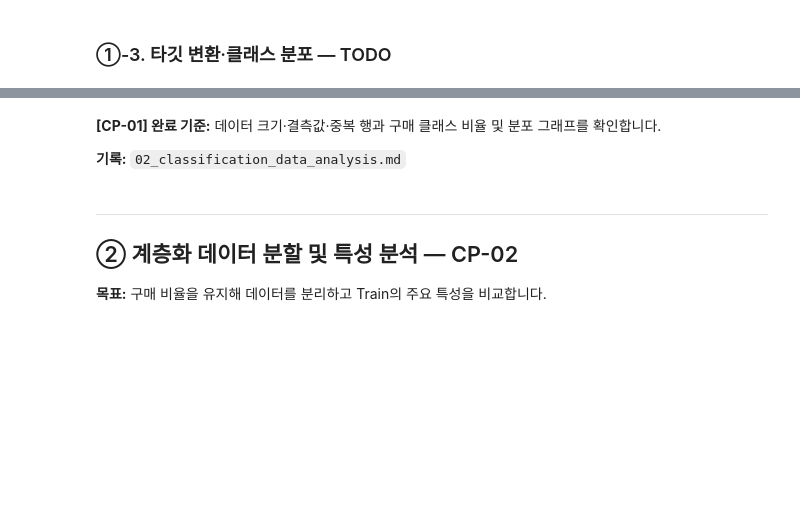
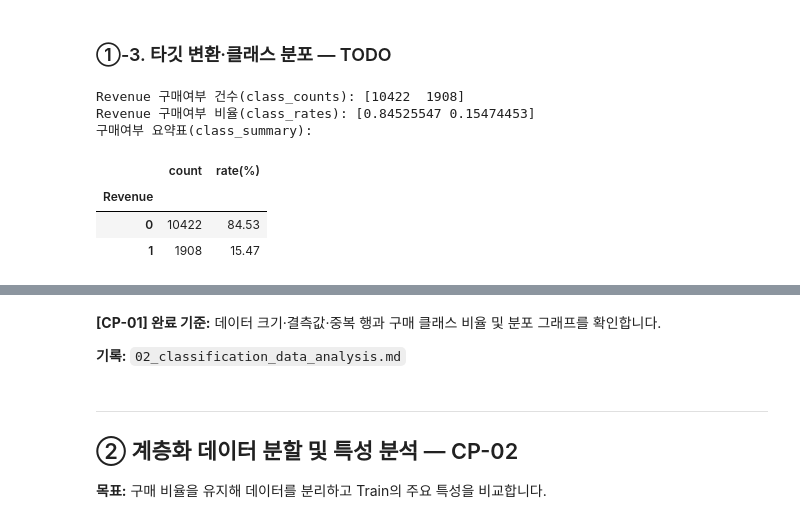
Before and after one commit to mobiemh/ai-miniproject01, a Jupyter notebook: mini-project-01/code/02_classification_online_shopping.ipynb, the cells around one changed output, grey strips where cells are left out. Drawn from its saved outputs; the diff is of its cells as text; code cells hidden in the pictures; blank space fills up the shorter version.

```diff
--- a/mini-project-01/code/02_classification_online_shopping.ipynb
+++ b/mini-project-01/code/02_classification_online_shopping.ipynb
@@ -76,25 +146,28 @@ plt.show()
 # %%
 # TODO 1-4. Revenue와 Weekend를 0/1 정수로 변환합니다.
 # 힌트: astype(int)
-...
+df["Revenue"] = df["Revenue"].astype(int)
+df["Weekend"] = df["Weekend"].astype(int)
 
 # TODO 1-5. Revenue의 클래스별 건수와 비율을 계산합니다.
 # 힌트: value_counts().sort_index(), value_counts(normalize=True)
-class_counts = ...
-class_rates = ...
+class_counts = df["Revenue"].value_counts().sort_index()
+print("Revenue 구매여부 건수(class_counts):", class_counts.values)
+class_rates = df["Revenue"].value_counts(normalize=True)
+print("Revenue 구매여부 비율(class_rates):", class_rates.values)
 
 # [공통] 결과표와 그래프 틀
 class_summary = pd.DataFrame({
     "count": class_counts,
     "rate(%)": (class_rates * 100).round(2),
 })
+print("구매여부 요약표(class_summary):")
 display(class_summary)
-
-plt.figure(figsize=(5, 3.5))
-# TODO 1-6. 구매·미구매 건수를 막대그래프로 시각화합니다.
-# 힌트: plt.bar([...], class_counts.values)
-...
-plt.ylabel("sessions")
-plt.title("Revenue: class distribution")
-plt.grid(axis="y", alpha=0.3)
-plt.show()
+# %% [output]
+Revenue 구매여부 건수(class_counts): [10422  1908]
+Revenue 구매여부 비율(class_rates): [0.84525547 0.15474453]
+구매여부 요약표(class_summary):
+|  | count | rate(%) |
+| Revenue |  |  |
+| 0 | 10422 | 84.53 |
+| 1 | 1908 | 15.47 |
```
Also changed, not shown: parts of 5 cells of this notebook, 1 other file.
